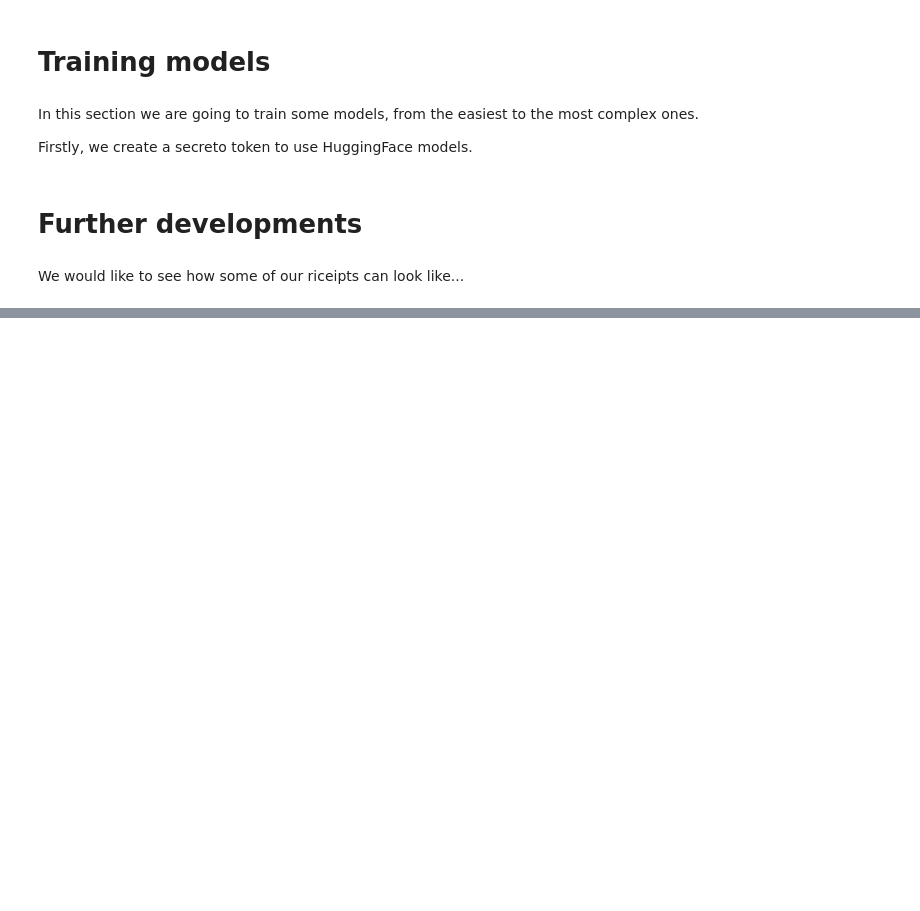
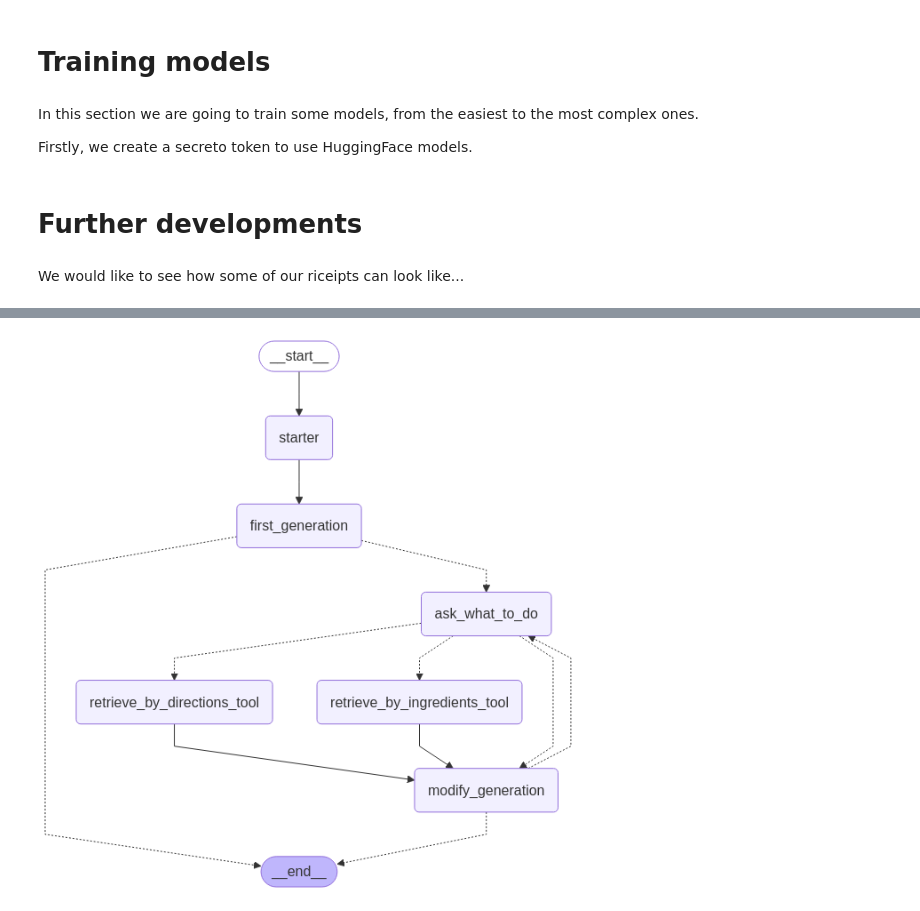
Before and after one commit to matteo-figini/cooking-mama, a Jupyter notebook: Recipe.ipynb, the cells around one changed output, grey strips where cells are left out. Saved outputs shown, nothing was run; the diff lists cells and outputs as text; code cells hidden in the pictures; blank space fills up the shorter version.

```diff
--- a/Recipe.ipynb
+++ b/Recipe.ipynb
@@ -798,0 +1177,2 @@ plt.show()
+# %%
+recipe_regen = prompt_regen_ | llm | output_parser_2
@@ -798,0 +1181,8 @@ plt.show()
+# %%
+def starter(state: State) -> dict[str, list[AIMessage]]:
+    """
+    This node initializes the workflow by collecting a list of ingredients
+    from the user and creating a HumanMessage with the input.
+    """
+    user_input = input("Enter a list of ingredients (comma-separated): ")
+    return {"messages": HumanMessage(content=user_input)}
@@ -798,0 +1249,25 @@ plt.show()
+# %%
+def modify_recipe_condition(state: State) -> Literal[END, "ask_what_to_do"]:
+    """
+    This function determines whether the user wants to modify the recipe or terminate the program.
+    It prompts the user for input and checks if they want to make changes or end the program.
+    """
+    print("\n\nModifying recipe...Do you need to change something?")
+    user_input = input("Enter NO or YES: ")
+    if user_input.lower() == "no":
+        return END
+    else:
+        return "ask_what_to_do"
+# %%
+def where_continue(state: State) -> Literal["modify_generation", "retrieve_by_ingredients_tool", "retrieve_by_directions_tool"]:
+    messages = state["messages"]
+    last_message = messages[-1]
+
+    if last_message.tool_calls:
+        for tc in last_message.tool_calls:
+            if tc["name"] == "retrieve_by_ingredients_tool":
+                return "retrieve_by_ingredients_tool"
+            elif tc["name"] == "retrieve_by_directions_tool":
+                return "retrieve_by_directions_tool"
+    else:
+        return "modify_generation"
@@ -798,0 +1315,12 @@ plt.show()
+# %%
+from IPython.display import Image, display
+from langchain_core.runnables.graph import MermaidDrawMethod
+display(
+    Image(
+        app.get_graph().draw_mermaid_png(
+            draw_method=MermaidDrawMethod.API,
+        )
+    )
+)
+# %% [output]
+[figure, added]
```
Also changed, not shown: parts of 38 cells of this notebook, 3 other files.
